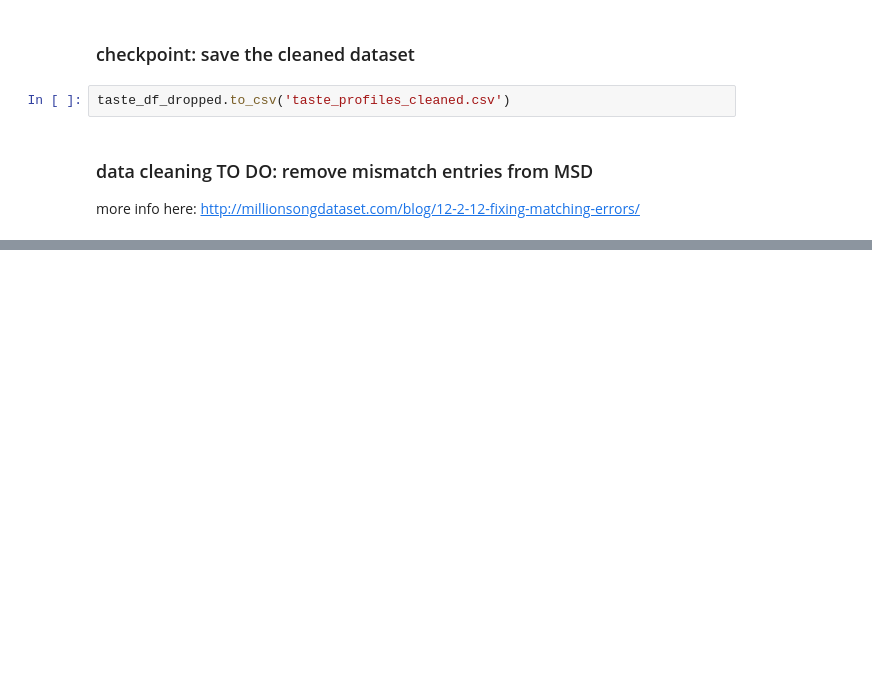
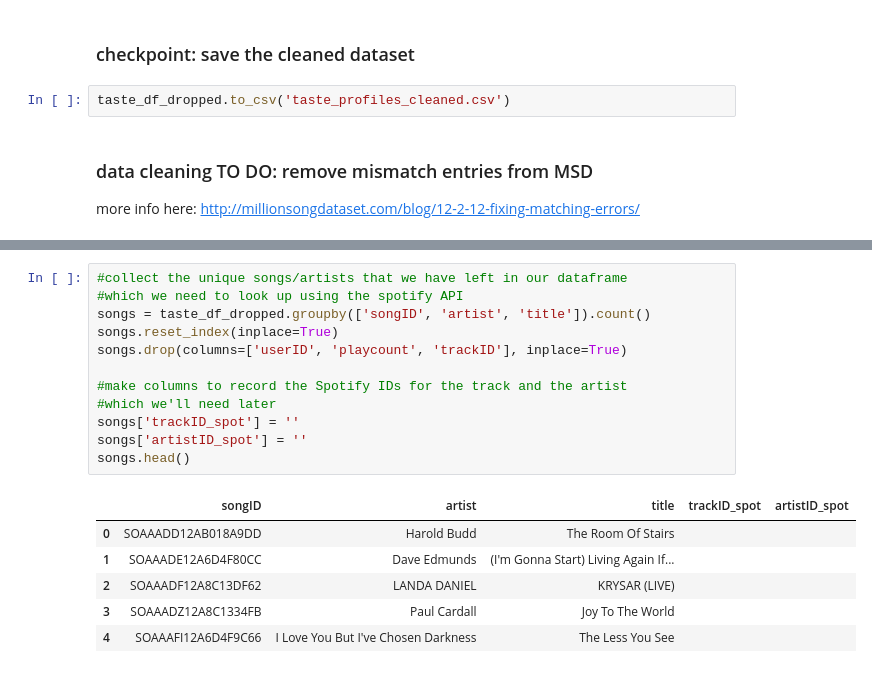
Before and after one commit to smehdizadeh/CSCI5622_Machine-Learning, a Jupyter notebook: dataset-creation.ipynb, the cells around one changed output, grey strips where cells are left out. Saved outputs shown, nothing was run; the diff lists cells and outputs as text; blank space fills up the shorter version.

```diff
--- a/dataset-creation.ipynb
+++ b/dataset-creation.ipynb
@@ -617,0 +627,19 @@ more info here: http://millionsongdataset.com/blog/12-2-12-fixing-matching-error
+# %%
+#collect the unique songs/artists that we have left in our dataframe
+#which we need to look up using the spotify API
+songs = taste_df_dropped.groupby(['songID', 'artist', 'title']).count()
+songs.reset_index(inplace=True)
+songs.drop(columns=['userID', 'playcount', 'trackID'], inplace=True)
+
+#make columns to record the Spotify IDs for the track and the artist
+#which we'll need later
+songs['trackID_spot'] = ''
+songs['artistID_spot'] = ''
+songs.head()
+# %% [output]
+|  | songID | artist | title | trackID_spot | artistID_spot |
+| 0 | SOAAADD12AB018A9DD | Harold Budd | The Room Of Stairs |  |  |
+| 1 | SOAAADE12A6D4F80CC | Dave Edmunds | (I'm Gonna Start) Living Again If... |  |  |
+| 2 | SOAAADF12A8C13DF62 | LANDA DANIEL | KRYSAR (LIVE) |  |  |
+| 3 | SOAAADZ12A8C1334FB | Paul Cardall | Joy To The World |  |  |
+| 4 | SOAAAFI12A6D4F9C66 | I Love You But I've Chosen Darkness | The Less You See |  |  |
```
Also changed, not shown: parts of 16 cells of this notebook.
